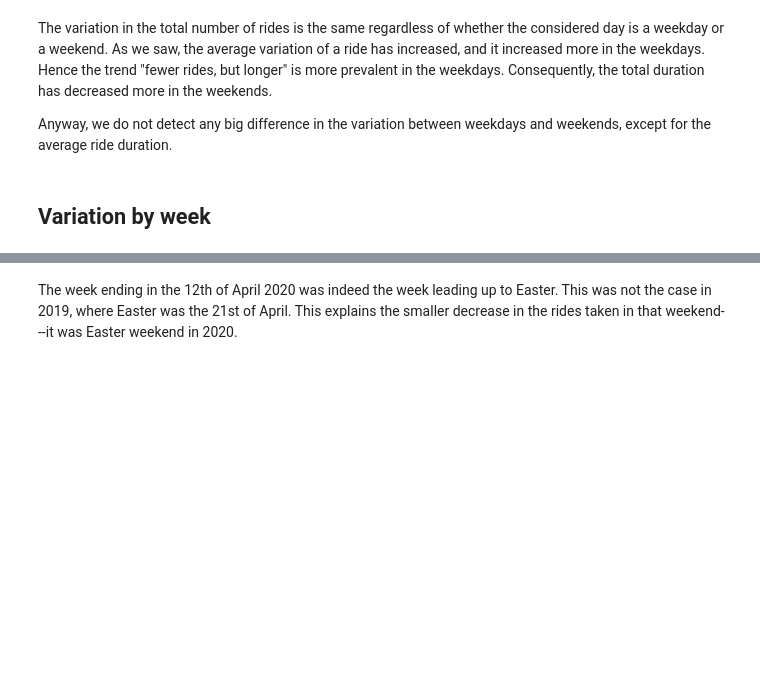
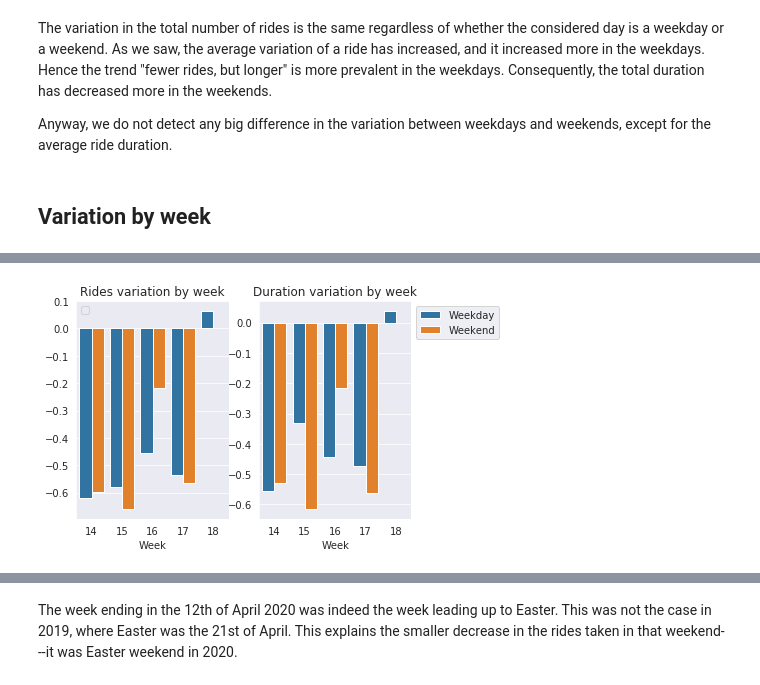
Before and after one commit to Cucni/oslo-bikes-mobility-data, a Jupyter notebook: April.ipynb, the cells around one changed output, grey strips where cells are left out. Saved outputs shown, nothing was run; the diff lists cells and outputs as text; code cells hidden in the pictures; blank space fills up the shorter version.

```diff
--- a/April.ipynb
+++ b/April.ipynb
@@ -475,0 +443,7 @@ df[df.index.week==15]
+# %%
+groups = df.groupby([df['started_at'].dt.year,df['started_at'].dt.week,mask_weekday])
+
+df_week = groups['duration'].aggregate([np.size,np.sum])
+df_week.index.names = ['Year','Week',None]
+df_week.columns = ['Total rides','Total duration']
+df_week
@@ -475,0 +469,15 @@ df[df.index.week==15]
+# %%
+_week_variation = (df_week.loc[2020] / df_week.loc[2019]) -1
+
+plt.subplot(121)
+sns.barplot(x='Week',y='Total rides',hue='level_1',data=_week_variation.reset_index())
+plt.ylabel('')
+plt.legend('')
+plt.title('Rides variation by week')
+plt.subplot(122)
+sns.barplot(x='Week',y='Total duration',hue='level_1',data=_week_variation.reset_index())
+plt.ylabel('')
+plt.legend(bbox_to_anchor=(1,1))
+plt.title('Duration variation by week');
+# %% [output]
+[figure, added]
```
Also changed, not shown: parts of 8 cells of this notebook.
